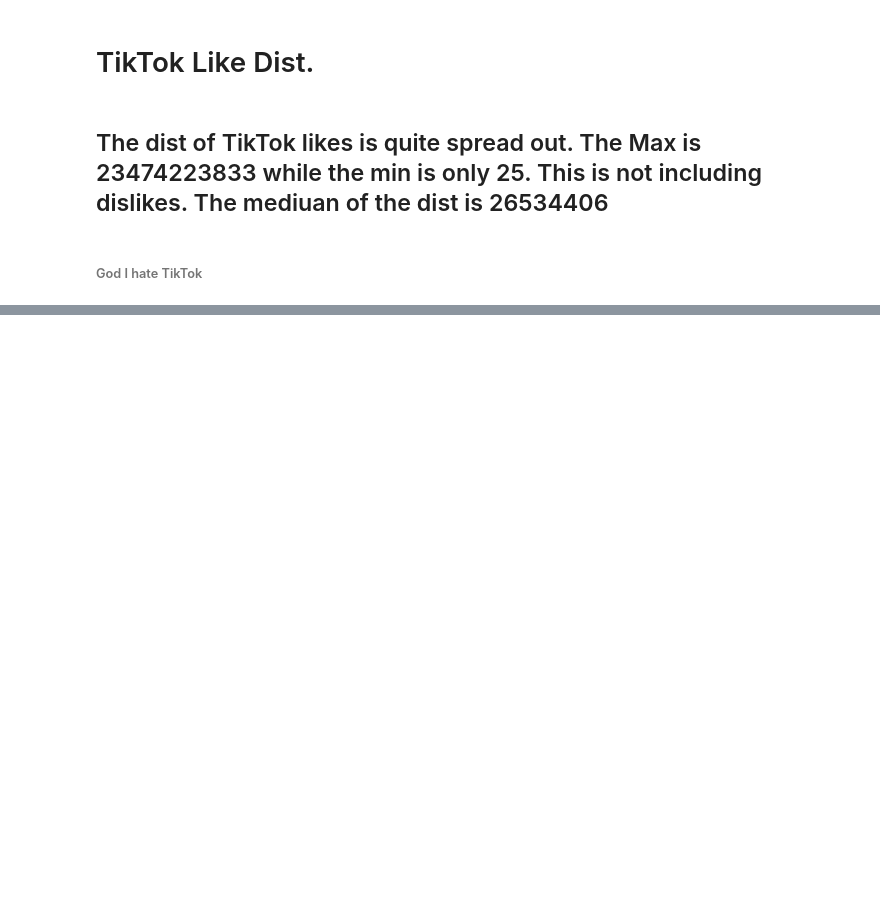
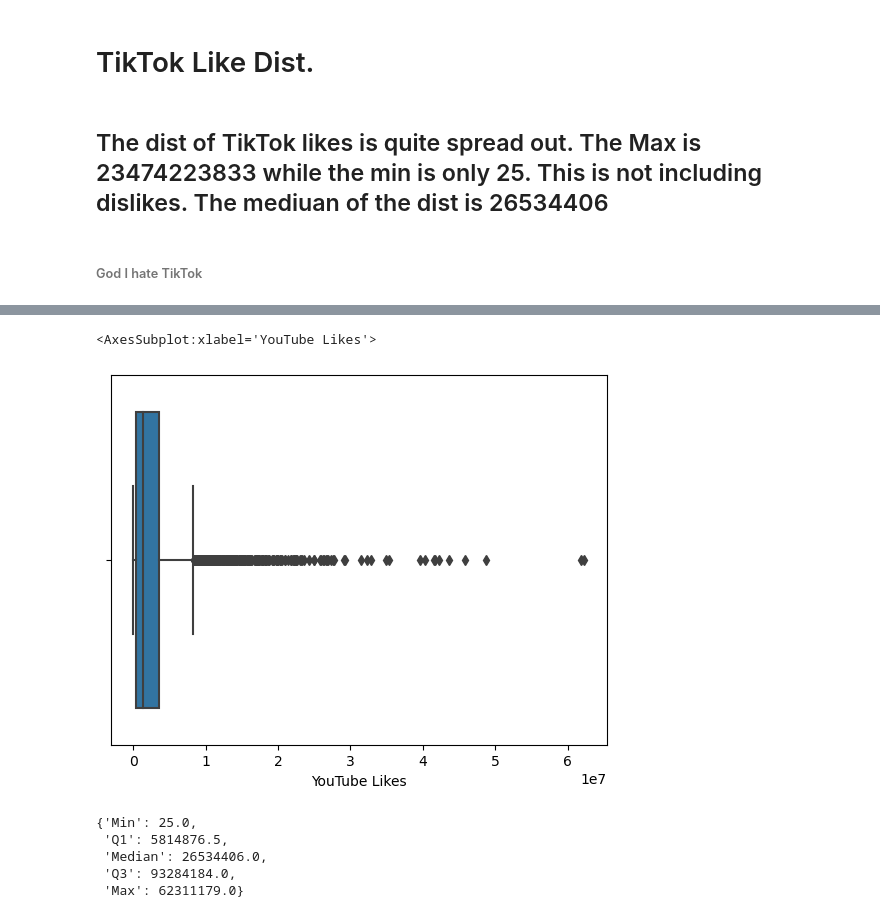
Before and after one commit to Google-Stein/CCIC-Artificial-Intelligence, a Jupyter notebook: Semester 1/Spotify/Spotify2024.ipynb, the cells around one changed output, grey strips where cells are left out. Drawn from its saved outputs; the diff is of its cells as text; code cells hidden in the pictures; blank space fills up the shorter version.

```diff
--- a/Semester 1/Spotify/Spotify2024.ipynb
+++ b/Semester 1/Spotify/Spotify2024.ipynb
@@ -282,0 +288,20 @@ summary
+# %%
+sns.boxplot(data=data, x="YouTube Likes")
+# %% [output]
+<AxesSubplot:xlabel='YouTube Likes'>
+[figure, added]
+# %%
+summaryYT = {
+    "Min": data["YouTube Likes"].min(),
+    "Q1": Q1TikTok,
+    "Median": medianTikTok,
+    "Q3": Q3TikTok,
+    "Max": data["YouTube Likes"].max()
+}
+summaryYT
+# %% [output]
+{'Min': 25.0,
+ 'Q1': 5814876.5,
+ 'Median': 26534406.0,
+ 'Q3': 93284184.0,
+ 'Max': 62311179.0}
```
Also changed, not shown: parts of 1 cell of this notebook.
